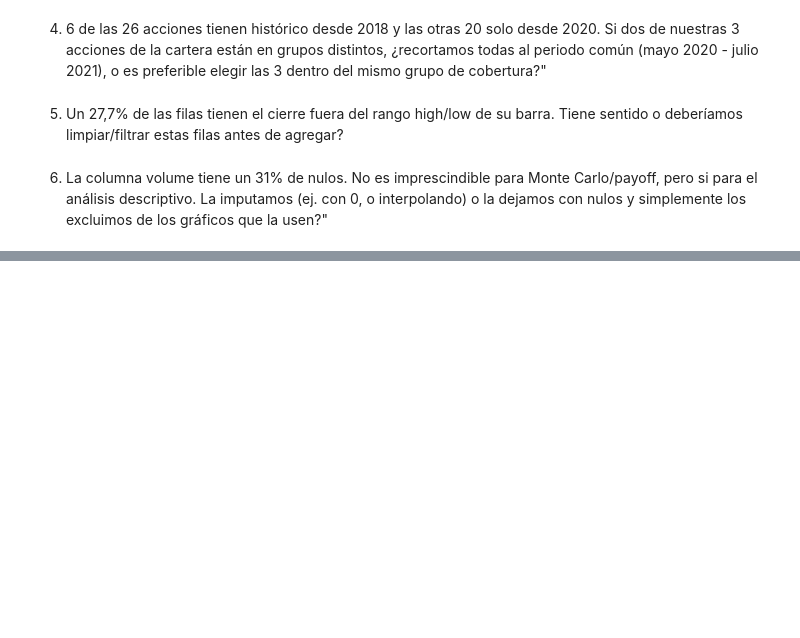
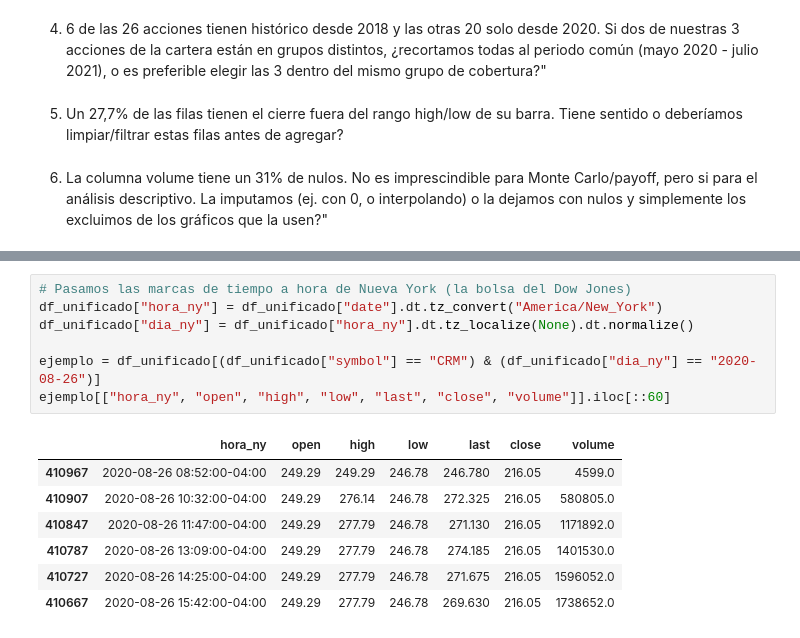
Before and after one commit to danielsoponaru/26_27_R09_Azul_Claro, a Jupyter notebook: Limpieza.ipynb, the cells around one changed output, grey strips where cells are left out. Drawn from its saved outputs; the diff is of its cells as text; blank space fills up the shorter version.

```diff
--- a/Limpieza.ipynb
+++ b/Limpieza.ipynb
@@ -371,0 +207,15 @@ Guardado: (12301, 8) (35800, 8)
+# %%
+# Pasamos las marcas de tiempo a hora de Nueva York (la bolsa del Dow Jones)
+df_unificado["hora_ny"] = df_unificado["date"].dt.tz_convert("America/New_York")
+df_unificado["dia_ny"] = df_unificado["hora_ny"].dt.tz_localize(None).dt.normalize()
+
+ejemplo = df_unificado[(df_unificado["symbol"] == "CRM") & (df_unificado["dia_ny"] == "2020-08-26")]
+ejemplo[["hora_ny", "open", "high", "low", "last", "close", "volume"]].iloc[::60]
+# %% [output]
+|  | hora_ny | open | high | low | last | close | volume |
+| 410967 | 2020-08-26 08:52:00-04:00 | 249.29 | 249.29 | 246.78 | 246.780 | 216.05 | 4599.0 |
+| 410907 | 2020-08-26 10:32:00-04:00 | 249.29 | 276.14 | 246.78 | 272.325 | 216.05 | 580805.0 |
+| 410847 | 2020-08-26 11:47:00-04:00 | 249.29 | 277.79 | 246.78 | 271.130 | 216.05 | 1171892.0 |
+| 410787 | 2020-08-26 13:09:00-04:00 | 249.29 | 277.79 | 246.78 | 274.185 | 216.05 | 1401530.0 |
+| 410727 | 2020-08-26 14:25:00-04:00 | 249.29 | 277.79 | 246.78 | 271.675 | 216.05 | 1596052.0 |
+| 410667 | 2020-08-26 15:42:00-04:00 | 249.29 | 277.79 | 246.78 | 269.630 | 216.05 | 1738652.0 |
```
Also changed, not shown: parts of 59 cells of this notebook.
